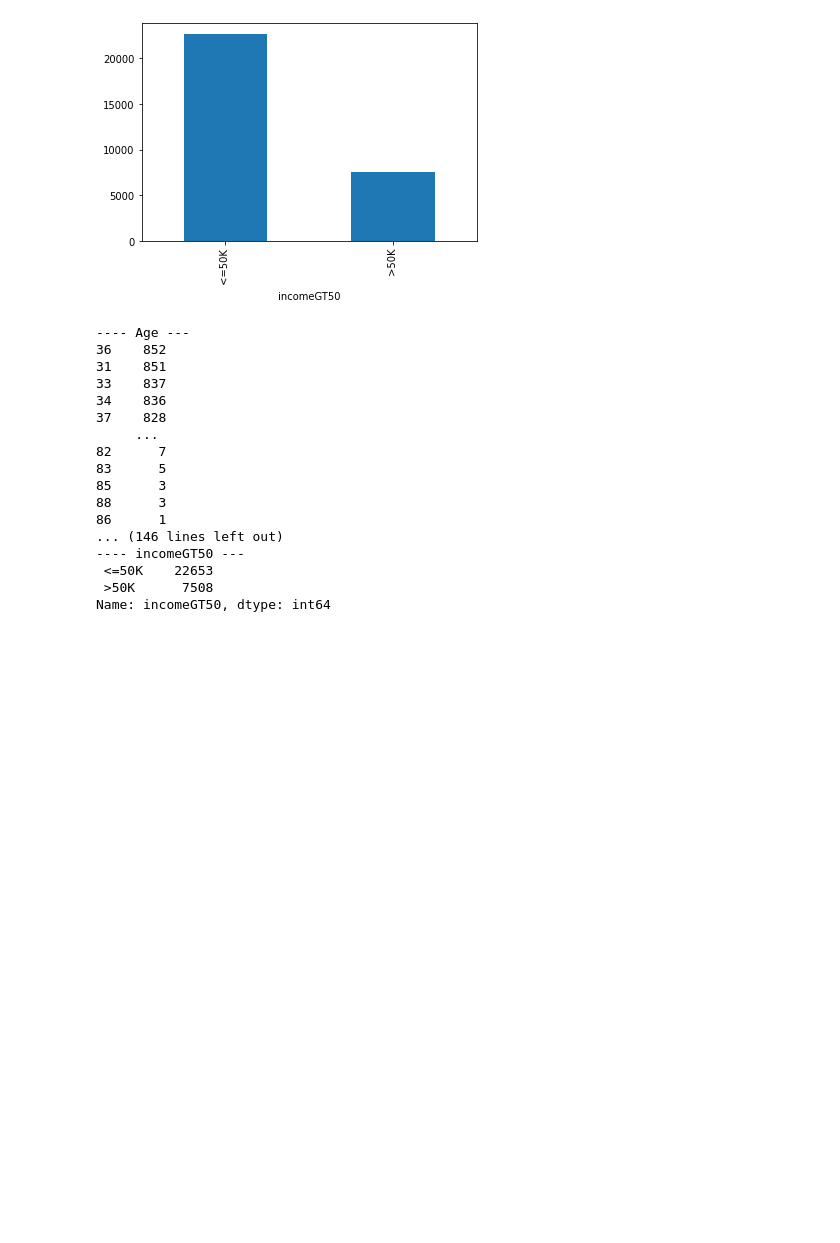
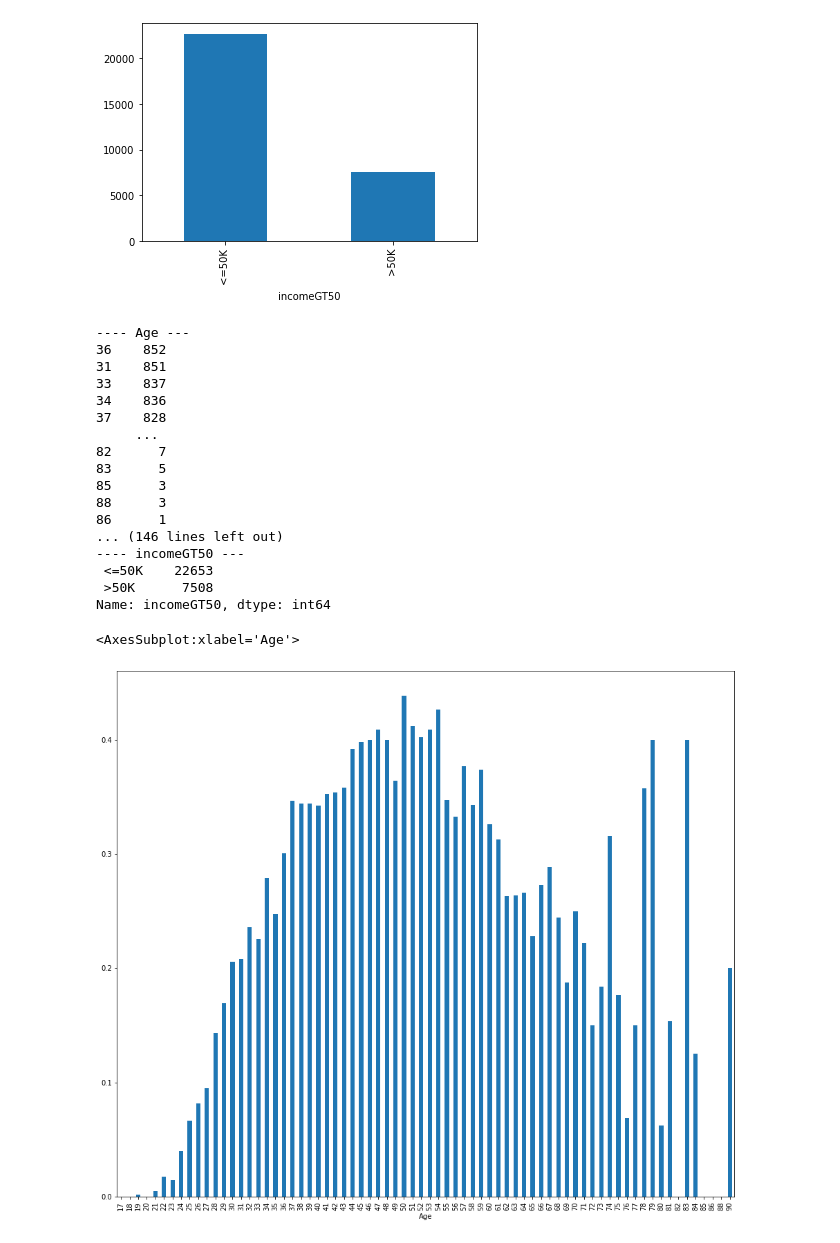
Before and after one commit to felixsimard/comp551-p1, a Jupyter notebook: EDA-adult.ipynb, the cells around one changed output. Saved outputs shown, nothing was run; the diff lists cells and outputs as text; code cells hidden in the pictures; blank space fills up the shorter version.

```diff
--- a/EDA-adult.ipynb
+++ b/EDA-adult.ipynb
@@ -370,3 +386,10 @@ for col in train.columns:
  <=50K    22653
  >50K      7508
 Name: incomeGT50, dtype: int64
+# %%
+train['IncomeBin'] = train['incomeGT50'].map({' <=50K': 0, ' >50K': 1}).astype(int)
+# %%
+train.groupby('Age').IncomeBin.mean().plot(kind='bar', figsize=(16,14))
+# %% [output]
+<AxesSubplot:xlabel='Age'>
+[figure, added]
```
Also changed, not shown: parts of 9 cells of this notebook, 1 other file.
